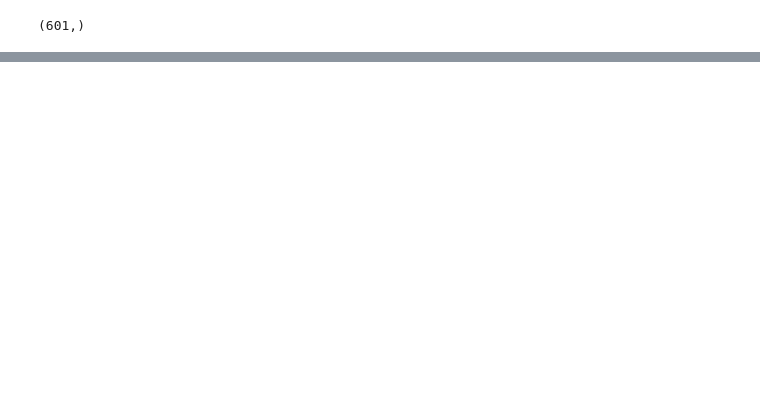
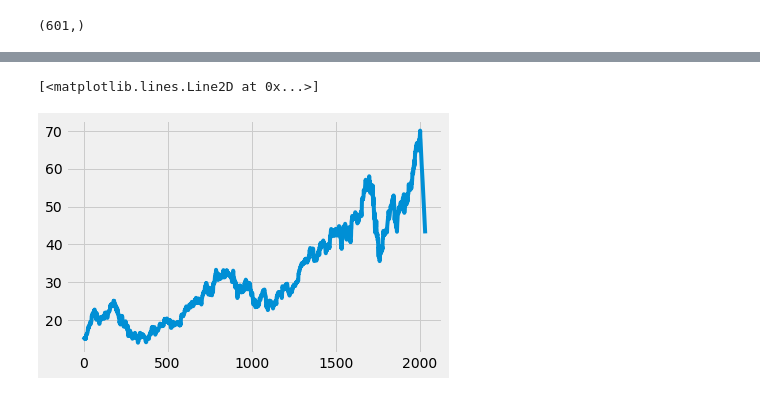
Before and after one commit to sarthak608/Stocks-Prediction, a Jupyter notebook: Stock_Forecasting_Model.ipynb, the cells around one changed output, grey strips where cells are left out. Cells and saved outputs as stored; diff of their text form; code cells hidden in the pictures; blank space fills up the shorter version.

```diff
--- a/Stock_Forecasting_Model.ipynb
+++ b/Stock_Forecasting_Model.ipynb
@@ -205,0 +368,7 @@ math.sqrt(mean_squared_error(y_test,test_predict))
+# %%
+df3=scalar.inverse_transform(df3).tolist()
+# %%
+plt.plot(df3)
+# %% [output]
+[<matplotlib.lines.Line2D at 0x...>]
+[figure, added]
```
Also changed, not shown: parts of 35 cells of this notebook.
